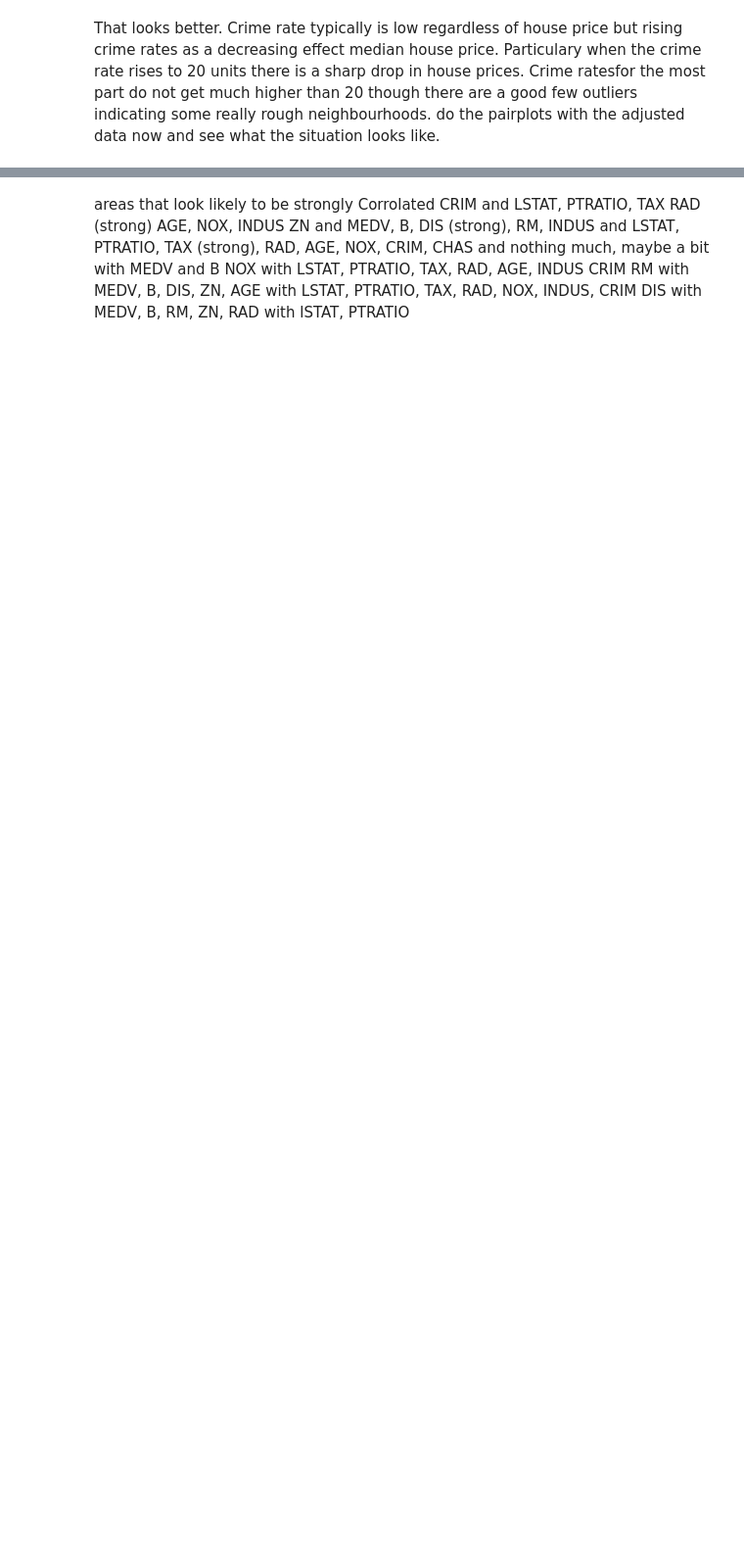
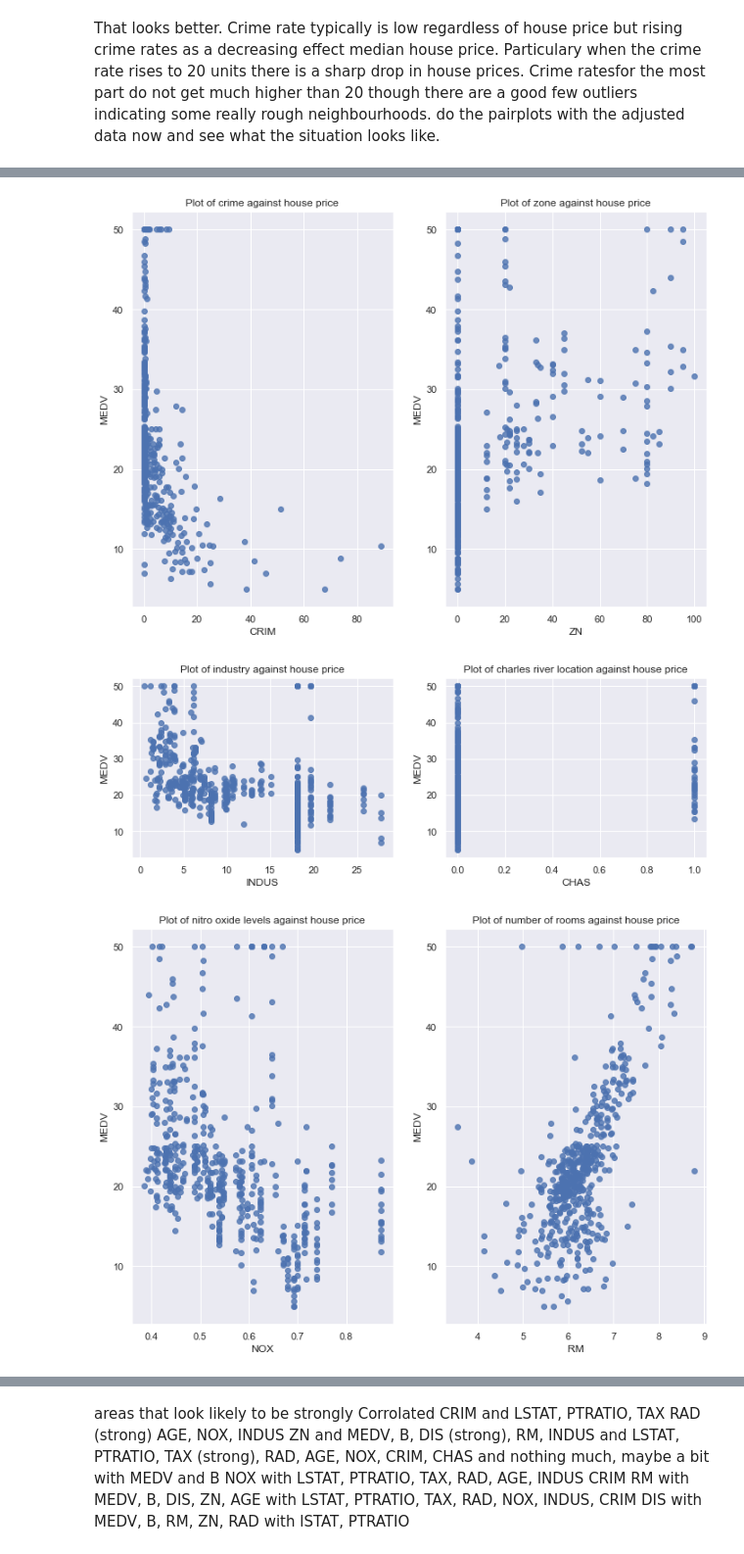
Before and after one commit to Osheah/boston-house-prices, a Jupyter notebook: boston-house-prices.ipynb, the cells around one changed output, grey strips where cells are left out. Shown at 98% size. Drawn from its saved outputs; the diff is of its cells as text; code cells hidden in the pictures; blank space fills up the shorter version.

```diff
--- a/boston-house-prices.ipynb
+++ b/boston-house-prices.ipynb
@@ -587,0 +604,52 @@ memory usage: 77.4 KB
+# %%
+# print out the plots on the last line only, I'm only interested in medv as the y and the features as the x
+plt.subplot(121)
+plt.title("Plot of crime against house price")
+sns.regplot(df['CRIM'],df['MEDV'],fit_reg = False)
+plt.subplot(122)
+plt.title("Plot of zone against house price")
+sns.regplot(df['ZN'],df['MEDV'],fit_reg = False)
+plt.show()
+plt.subplot(221)
+plt.title("Plot of industry against house price")
+sns.regplot(df['INDUS'],df['MEDV'],fit_reg = False)
+plt.subplot(222)
+plt.title("Plot of charles river location against house price")
+sns.regplot(df['CHAS'],df['MEDV'],fit_reg = False)
+plt.show()
+plt.subplot(121)
+plt.title("Plot of nitro oxide levels against house price")
+sns.regplot(df['NOX'],df['MEDV'],fit_reg = False)
+plt.subplot(122)
+plt.title("Plot of number of rooms against house price")
+sns.regplot(df['RM'],df['MEDV'],fit_reg = False)
+plt.show()
+plt.subplot(221)
+plt.title("Plot of age of house against house price")
+sns.regplot(df['AGE'],df['MEDV'],fit_reg = False)
+plt.subplot(222)
+plt.title("Plot of distance from employment centre against house price")
+sns.regplot(df['DIS'],df['MEDV'],fit_reg = False)
+plt.show()
+plt.subplot(121)
+plt.title("Plot of urban road access against house price")
+sns.regplot(df['RAD'],df['MEDV'],fit_reg = False)
+plt.subplot(122)
+plt.title("Plot of house tax against house price")
+sns.regplot(df['TAX'],df['MEDV'],fit_reg = False)
+plt.show()
+plt.subplot(221)
+plt.title("Plot of pupil teacher ratio against house price")
+sns.regplot(df['PTRATIO'],df['MEDV'],fit_reg = False)
+plt.subplot(222)
+plt.title("Plot of black home owners against house price")
+sns.regplot(df['B'],df['MEDV'],fit_reg = False)
+plt.show()
+plt.subplot(121)
+plt.title("Plot of low status home owners against house price")
+sns.regplot(df['LSTAT'],df['MEDV'],fit_reg = False)
+plt.show()
+# %% [output]
+[figure, added]
+[figure, added]
+[figure, added]
```
Also changed, not shown: parts of 77 cells of this notebook.
